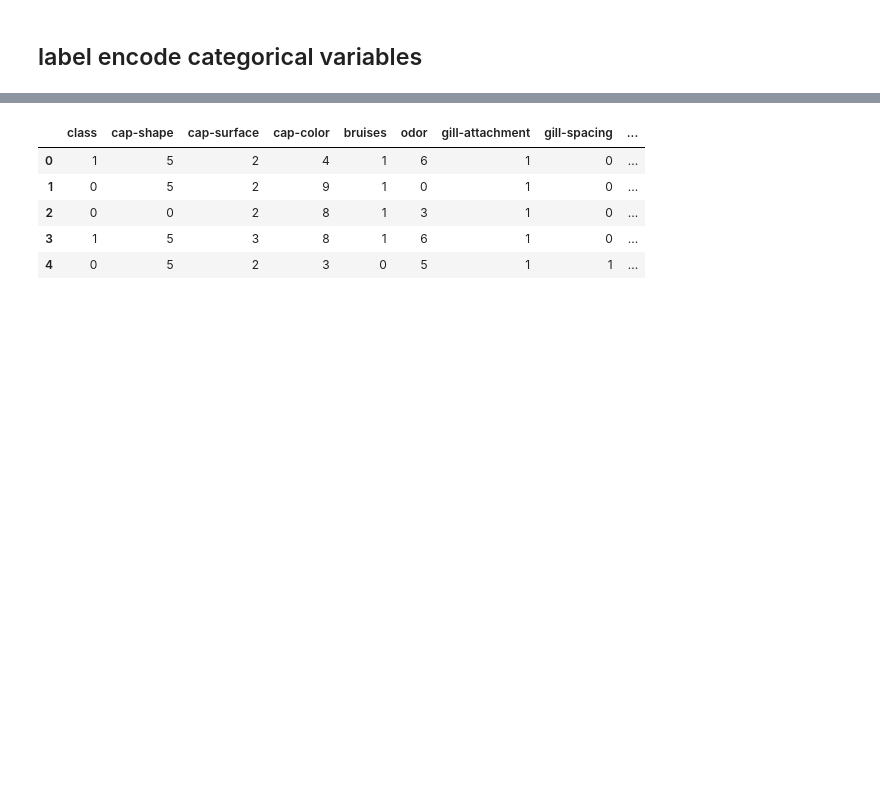
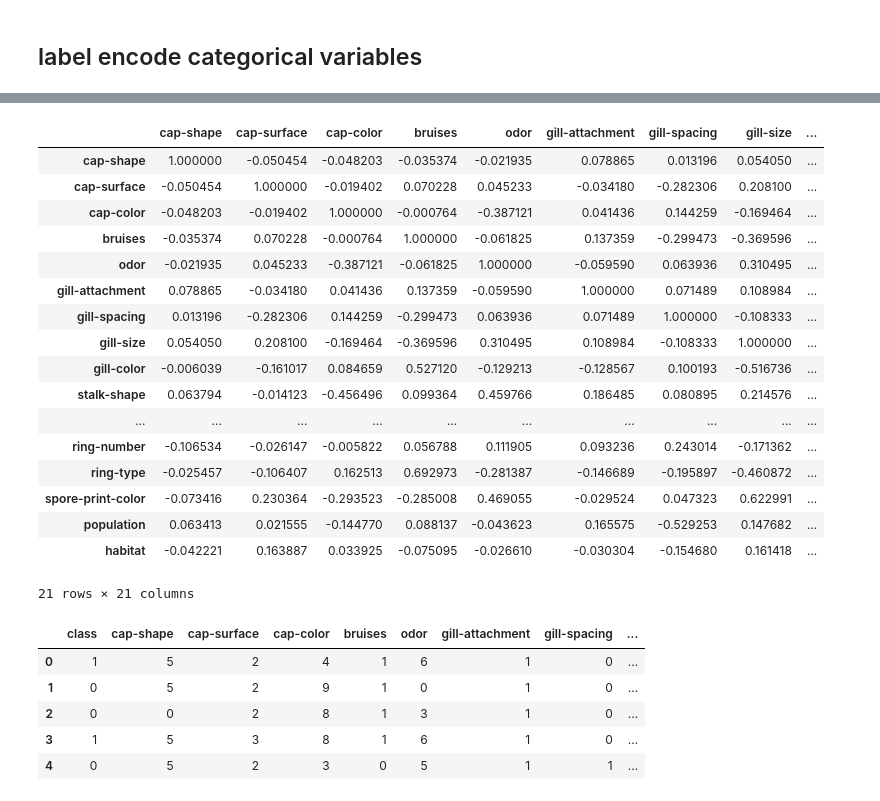
Before and after one commit to 8REN/fungiClassification, a Jupyter notebook: funginotebook.ipynb, the cells around one changed output, grey strips where cells are left out. Drawn from its saved outputs; the diff is of its cells as text; code cells hidden in the pictures; blank space fills up the shorter version.

```diff
--- a/funginotebook.ipynb
+++ b/funginotebook.ipynb
@@ -160,3 +173,24 @@ le_df = data.apply(le.fit_transform)
+# %%
+le_df.corr()
+# %% [output]
+|  | cap-shape | cap-surface | cap-color | bruises | odor | gill-attachment | gill-spacing | gill-size | ... |
+| cap-shape | 1.000000 | -0.050454 | -0.048203 | -0.035374 | -0.021935 | 0.078865 | 0.013196 | 0.054050 | ... |
+| cap-surface | -0.050454 | 1.000000 | -0.019402 | 0.070228 | 0.045233 | -0.034180 | -0.282306 | 0.208100 | ... |
+| cap-color | -0.048203 | -0.019402 | 1.000000 | -0.000764 | -0.387121 | 0.041436 | 0.144259 | -0.169464 | ... |
+| bruises | -0.035374 | 0.070228 | -0.000764 | 1.000000 | -0.061825 | 0.137359 | -0.299473 | -0.369596 | ... |
+| odor | -0.021935 | 0.045233 | -0.387121 | -0.061825 | 1.000000 | -0.059590 | 0.063936 | 0.310495 | ... |
+| gill-attachment | 0.078865 | -0.034180 | 0.041436 | 0.137359 | -0.059590 | 1.000000 | 0.071489 | 0.108984 | ... |
+| gill-spacing | 0.013196 | -0.282306 | 0.144259 | -0.299473 | 0.063936 | 0.071489 | 1.000000 | -0.108333 | ... |
+| gill-size | 0.054050 | 0.208100 | -0.169464 | -0.369596 | 0.310495 | 0.108984 | -0.108333 | 1.000000 | ... |
+| gill-color | -0.006039 | -0.161017 | 0.084659 | 0.527120 | -0.129213 | -0.128567 | 0.100193 | -0.516736 | ... |
+| stalk-shape | 0.063794 | -0.014123 | -0.456496 | 0.099364 | 0.459766 | 0.186485 | 0.080895 | 0.214576 | ... |
+| ... | ... | ... | ... | ... | ... | ... | ... | ... | ... |
+| ring-number | -0.106534 | -0.026147 | -0.005822 | 0.056788 | 0.111905 | 0.093236 | 0.243014 | -0.171362 | ... |
+| ring-type | -0.025457 | -0.106407 | 0.162513 | 0.692973 | -0.281387 | -0.146689 | -0.195897 | -0.460872 | ... |
+| spore-print-color | -0.073416 | 0.230364 | -0.293523 | -0.285008 | 0.469055 | -0.029524 | 0.047323 | 0.622991 | ... |
+| population | 0.063413 | 0.021555 | -0.144770 | 0.088137 | -0.043623 | 0.165575 | -0.529253 | 0.147682 | ... |
+| habitat | -0.042221 | 0.163887 | 0.033925 | -0.075095 | -0.026610 | -0.030304 | -0.154680 | 0.161418 | ... |
+21 rows × 21 columns
 # %%
 le_df.head()
 # %% [output]
```
Also changed, not shown: parts of 13 cells of this notebook.
